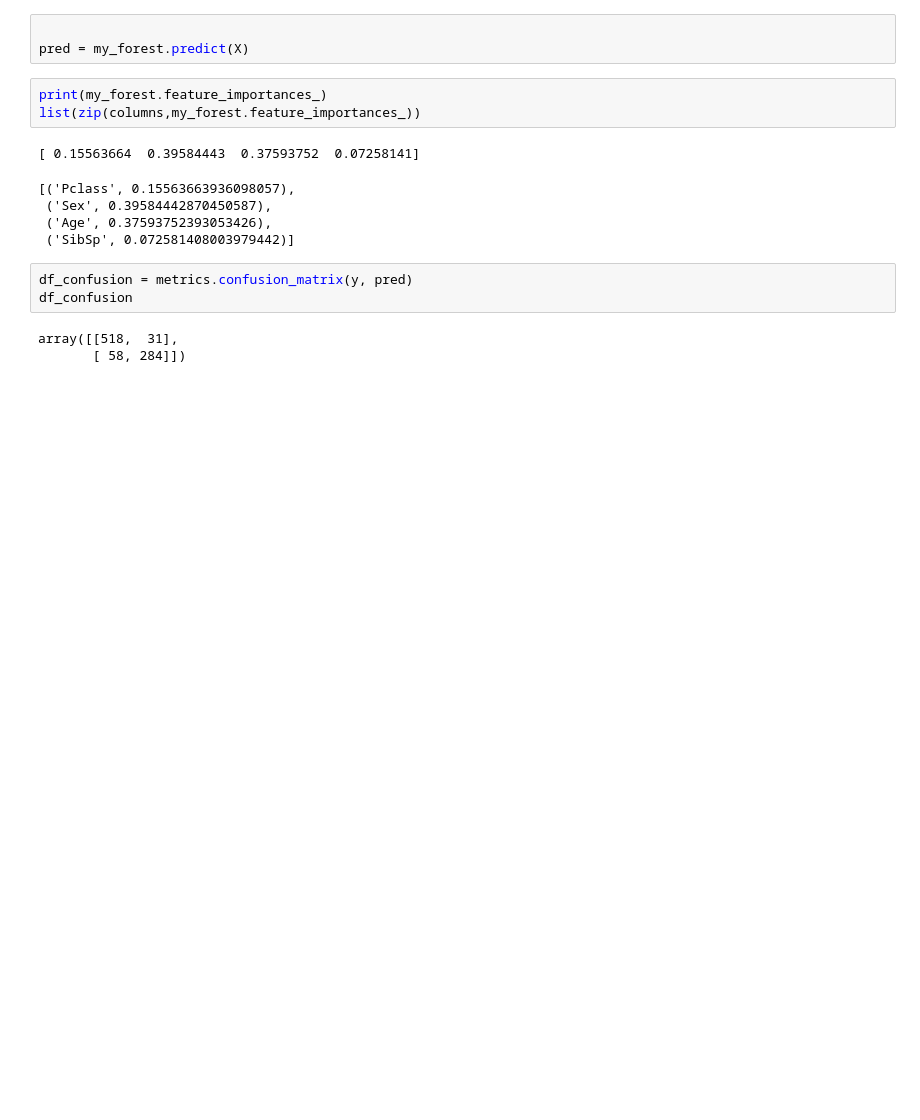
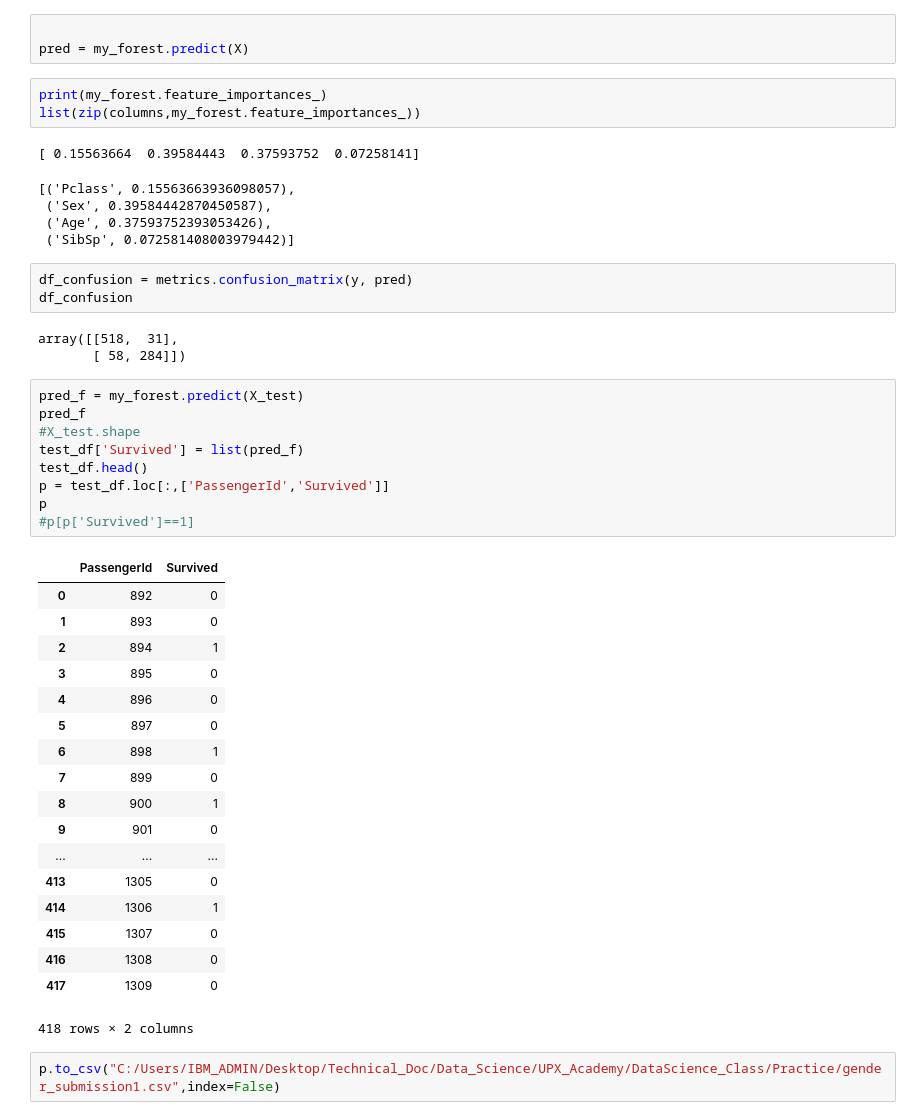
Before and after one commit to codebuild81/Titanic_Predict_On_Survival, a Jupyter notebook: code/ML_Titanic_Decision_trees_and_Random_Forest.ipynb, the cells around one changed output. Cells and saved outputs as stored; diff of their text form; blank space fills up the shorter version.

```diff
--- a/code/ML_Titanic_Decision_trees_and_Random_Forest.ipynb
+++ b/code/ML_Titanic_Decision_trees_and_Random_Forest.ipynb
@@ -239,6 +277,36 @@ df_confusion
 # %% [output]
 array([[518,  31],
        [ 58, 284]])
+# %%
+pred_f = my_forest.predict(X_test)
+pred_f
+#X_test.shape
+test_df['Survived'] = list(pred_f)
+test_df.head()
+p = test_df.loc[:,['PassengerId','Survived']]
+p
+#p[p['Survived']==1]
+# %% [output]
+|  | PassengerId | Survived |
+| 0 | 892 | 0 |
+| 1 | 893 | 0 |
+| 2 | 894 | 1 |
+| 3 | 895 | 0 |
+| 4 | 896 | 0 |
+| 5 | 897 | 0 |
+| 6 | 898 | 1 |
+| 7 | 899 | 0 |
+| 8 | 900 | 1 |
+| 9 | 901 | 0 |
+| ... | ... | ... |
+| 413 | 1305 | 0 |
+| 414 | 1306 | 1 |
+| 415 | 1307 | 0 |
+| 416 | 1308 | 0 |
+| 417 | 1309 | 0 |
+418 rows × 2 columns
+# %%
+p.to_csv("C:/Users/IBM_ADMIN/Desktop/Technical_Doc/Data_Science/UPX_Academy/DataScience_Class/Practice/gender_submission1.csv",index=False)
 # %%
 fpr, tpr, _ = metrics.roc_curve(y, pred)
 roc_auc = metrics.auc(fpr, tpr)
```
Also changed, not shown: parts of 14 cells of this notebook.
